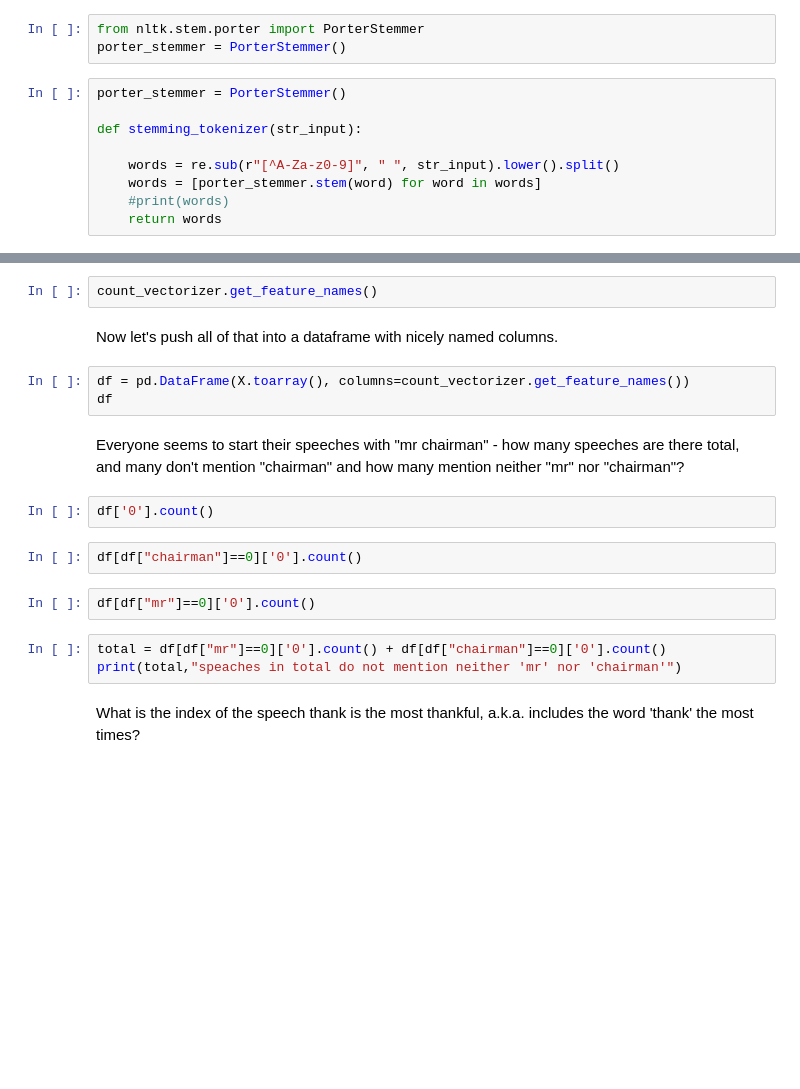
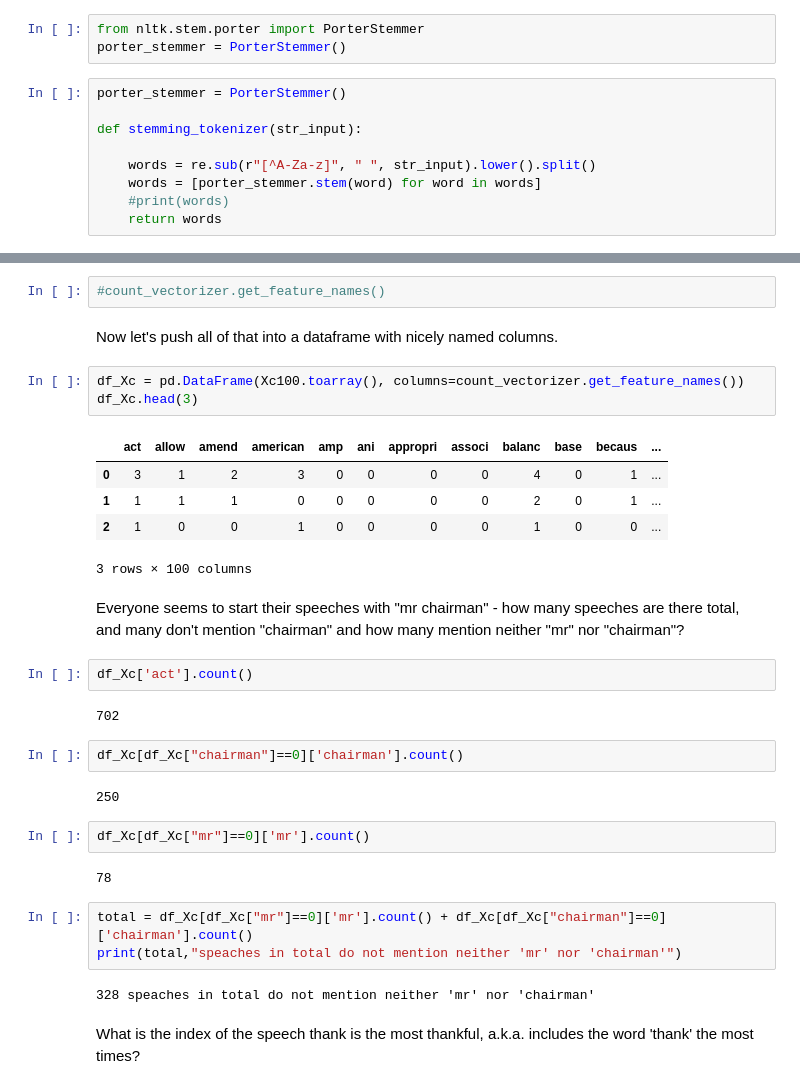
Before and after one commit to radhikapc/foundation-homework, a Jupyter notebook: homework13/14 - TF-IDF Homework.ipynb, the cells around one changed output, grey strips where cells are left out. Drawn from its saved outputs; the diff is of its cells as text; blank space fills up the shorter version.

```diff
--- a/homework13/14 - TF-IDF Homework.ipynb
+++ b/homework13/14 - TF-IDF Homework.ipynb
@@ -123,7 +132,7 @@ porter_stemmer = PorterStemmer()
 
 def stemming_tokenizer(str_input):
 
-    words = re.sub(r"[^A-Za-z0-9]", " ", str_input).lower().split()
+    words = re.sub(r"[^A-Za-z]", " ", str_input).lower().split()
     words = [porter_stemmer.stem(word) for word in words]
     #print(words)
     return words
@@ -134,21 +145,35 @@ print(count_vectorizer.get_feature_names())
-# %%
-count_vectorizer.get_feature_names()
+# %%
+#count_vectorizer.get_feature_names()
 # %% [markdown]
 Now let's push all of that into a dataframe with nicely named columns.
 # %%
-df = pd.DataFrame(X.toarray(), columns=count_vectorizer.get_feature_names())
-df
+df_Xc = pd.DataFrame(Xc100.toarray(), columns=count_vectorizer.get_feature_names())
+df_Xc.head(3)
+# %% [output]
+|  | act | allow | amend | american | amp | ani | appropri | associ | balanc | base | becaus | ... |
+| 0 | 3 | 1 | 2 | 3 | 0 | 0 | 0 | 0 | 4 | 0 | 1 | ... |
+| 1 | 1 | 1 | 1 | 0 | 0 | 0 | 0 | 0 | 2 | 0 | 1 | ... |
+| 2 | 1 | 0 | 0 | 1 | 0 | 0 | 0 | 0 | 1 | 0 | 0 | ... |
+3 rows × 100 columns
 # %% [markdown]
 Everyone seems to start their speeches with "mr chairman" - how many speeches are there total, and many don't mention "chairman" and how many mention neither "mr" nor "chairman"?
-# %%
-df['0'].count()
+# %%
+df_Xc['act'].count()
+# %% [output]
+702
 # %%
-df[df["chairman"]==0]['0'].count()
+df_Xc[df_Xc["chairman"]==0]['chairman'].count()
+# %% [output]
+250
 # %%
-df[df["mr"]==0]['0'].count()
+df_Xc[df_Xc["mr"]==0]['mr'].count()
+# %% [output]
+78
 # %%
-total = df[df["mr"]==0]['0'].count() + df[df["chairman"]==0]['0'].count()
+total = df_Xc[df_Xc["mr"]==0]['mr'].count() + df_Xc[df_Xc["chairman"]==0]['chairman'].count()
 print(total,"speaches in total do not mention neither 'mr' nor 'chairman'")
+# %% [output]
+328 speaches in total do not mention neither 'mr' nor 'chairman'
 # %% [markdown]
 What is the index of the speech thank is the most thankful, a.k.a. includes the word 'thank' the most times?
 # %%
```
Also changed, not shown: parts of 15 cells of this notebook.
